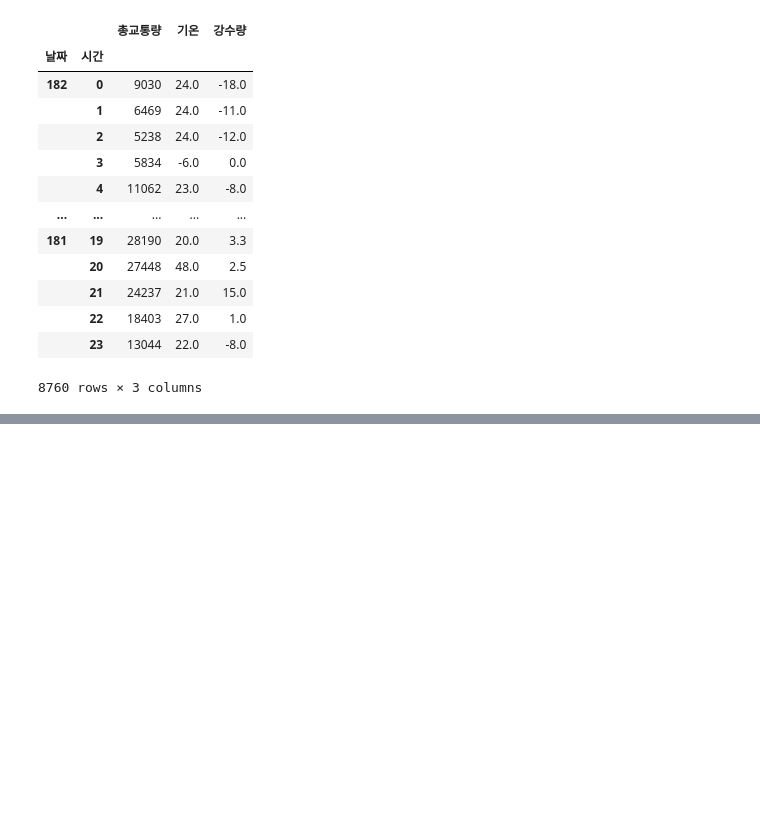
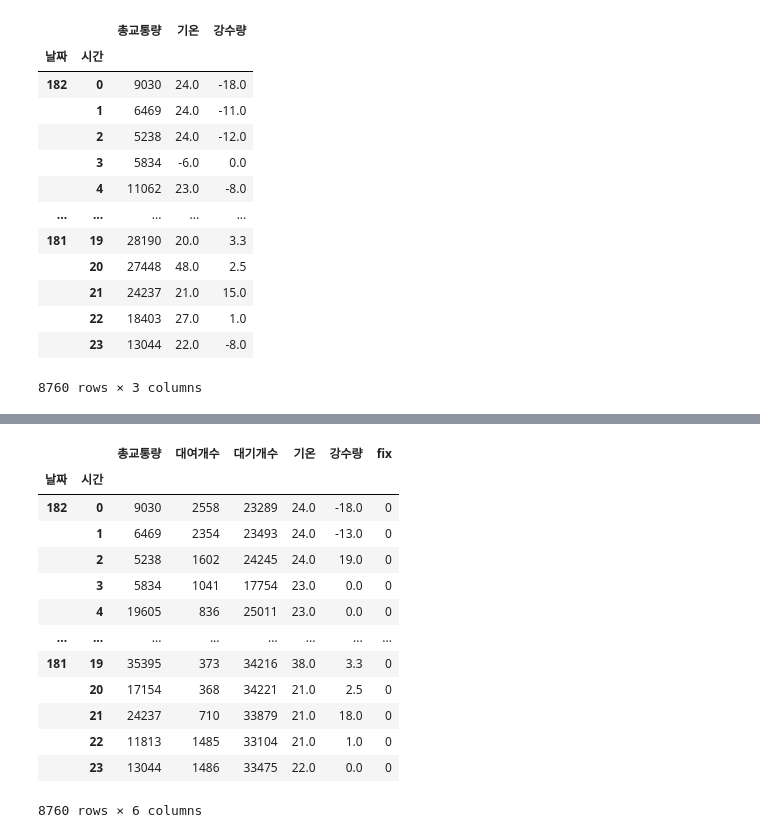
Before and after one commit to woojh3690/LSTMAE, a Jupyter notebook: traffic_preprocess.ipynb, the cells around one changed output, grey strips where cells are left out. Cells and saved outputs as stored; diff of their text form; code cells hidden in the pictures; blank space fills up the shorter version.

```diff
--- a/traffic_preprocess.ipynb
+++ b/traffic_preprocess.ipynb
@@ -315,0 +362,38 @@ df_false.to_csv('./data/traffic_process/false.csv')
+# %%
+# 칼럼 종류에 따른 데이터 변형 랜덤 범위 가져오기
+def getRndValuePlus2(colIdx):
+    if (colIdx == 0):
+        return random.randint(-20000, 20000)
+    elif (colIdx == 1):
+        return random.randint(-2000, 2000)
+    elif (colIdx == 2):
+        return random.randint(-20000, 20000)
+    elif (colIdx == 3):
+        return random.randint(-30, 30)
+    elif (colIdx == 4):
+        return random.randint(-20, 20)
+    else:
+        return 0
+# %%
+# 데이터 변형
+df_false_ab = df_result_ab.copy()
+for idx in range(len(df_result_ab)):
+    rndColIdx = random.randint(0, 4)
+    rndValuePlus = getRndValuePlus2(rndColIdx)
+    df_false_ab.iloc[idx, rndColIdx] = df_result_ab.iloc[idx, rndColIdx] + rndValuePlus
+df_false_ab
+# %% [output]
+|  |  | 총교통량 | 대여개수 | 대기개수 | 기온 | 강수량 | fix |
+| 날짜 | 시간 |  |  |  |  |  |  |
+| 182 | 0 | 9030 | 2558 | 23289 | 24.0 | -18.0 | 0 |
+|  | 1 | 6469 | 2354 | 23493 | 24.0 | -13.0 | 0 |
+|  | 2 | 5238 | 1602 | 24245 | 24.0 | 19.0 | 0 |
+|  | 3 | 5834 | 1041 | 17754 | 23.0 | 0.0 | 0 |
+|  | 4 | 19605 | 836 | 25011 | 23.0 | 0.0 | 0 |
+| ... | ... | ... | ... | ... | ... | ... | ... |
+| 181 | 19 | 35395 | 373 | 34216 | 38.0 | 3.3 | 0 |
+|  | 20 | 17154 | 368 | 34221 | 21.0 | 2.5 | 0 |
+|  | 21 | 24237 | 710 | 33879 | 21.0 | 18.0 | 0 |
+|  | 22 | 11813 | 1485 | 33104 | 21.0 | 1.0 | 0 |
+|  | 23 | 13044 | 1486 | 33475 | 22.0 | 0.0 | 0 |
+8760 rows × 6 columns
```
Also changed, not shown: parts of 11 cells of this notebook.
